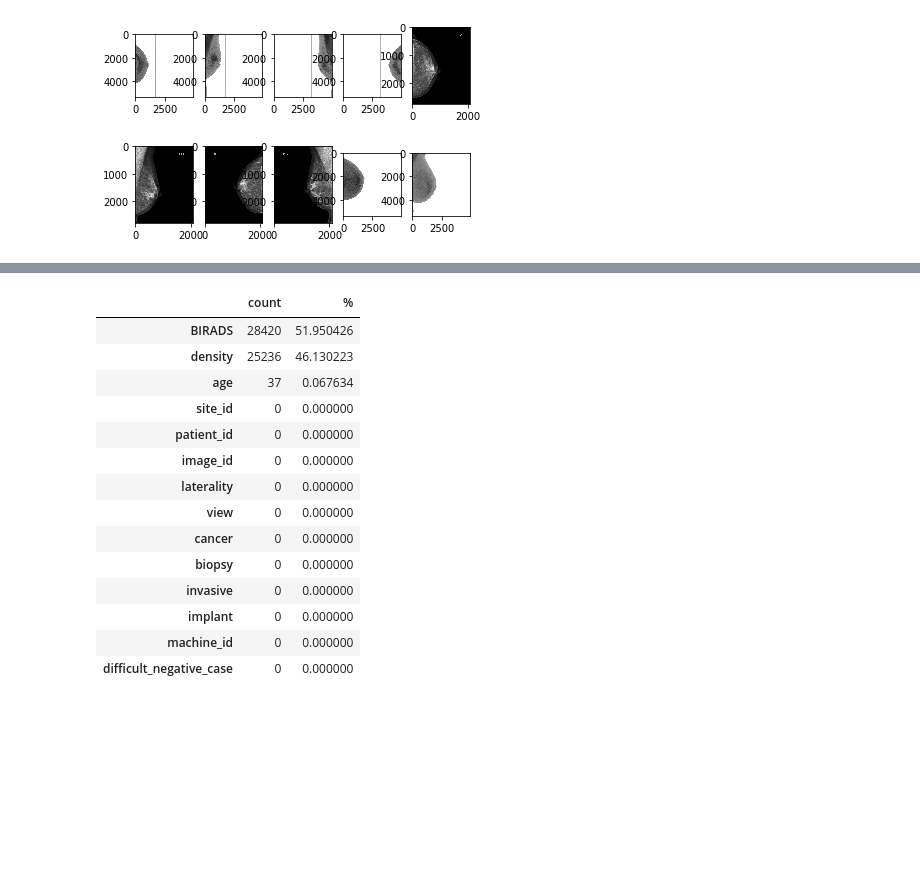
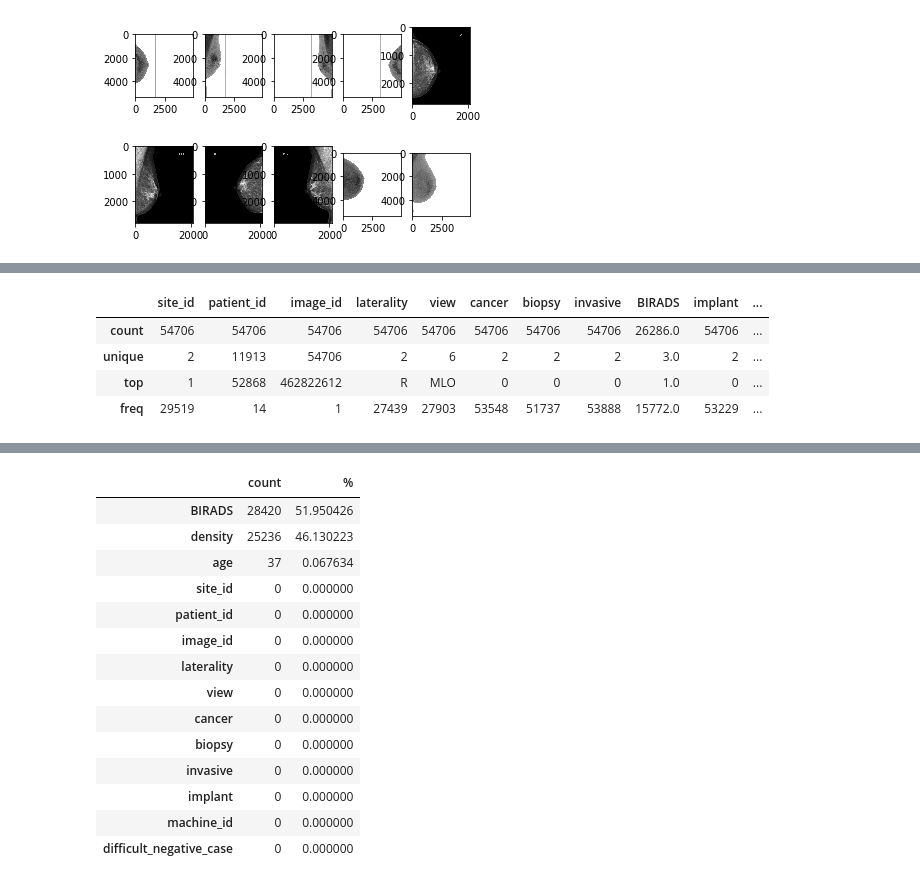
Before and after one commit to nhongphuc/RSNA-breast-cancer-detection, a Jupyter notebook: rsna-breast-cancer-detection-data-wrangling.ipynb, the cells around one changed output, grey strips where cells are left out. Saved outputs shown, nothing was run; the diff lists cells and outputs as text; code cells hidden in the pictures; blank space fills up the shorter version.

```diff
--- a/rsna-breast-cancer-detection-data-wrangling.ipynb
+++ b/rsna-breast-cancer-detection-data-wrangling.ipynb
@@ -93,0 +156,11 @@ MONOCHROME1
+# %%
+#Summary statistics for all the columns except 'age'.
+train[['site_id','patient_id','image_id','laterality','view','cancer',
+      'biopsy','invasive','BIRADS','implant','density','machine_id',
+      'difficult_negative_case']].describe()
+# %% [output]
+|  | site_id | patient_id | image_id | laterality | view | cancer | biopsy | invasive | BIRADS | implant | ... |
+| count | 54706 | 54706 | 54706 | 54706 | 54706 | 54706 | 54706 | 54706 | 26286.0 | 54706 | ... |
+| unique | 2 | 11913 | 54706 | 2 | 6 | 2 | 2 | 2 | 3.0 | 2 | ... |
+| top | 1 | 52868 | 462822612 | R | MLO | 0 | 0 | 0 | 1.0 | 0 | ... |
+| freq | 29519 | 14 | 1 | 27439 | 27903 | 53548 | 51737 | 53888 | 15772.0 | 53229 | ... |
```
Also changed, not shown: parts of 20 cells of this notebook.
